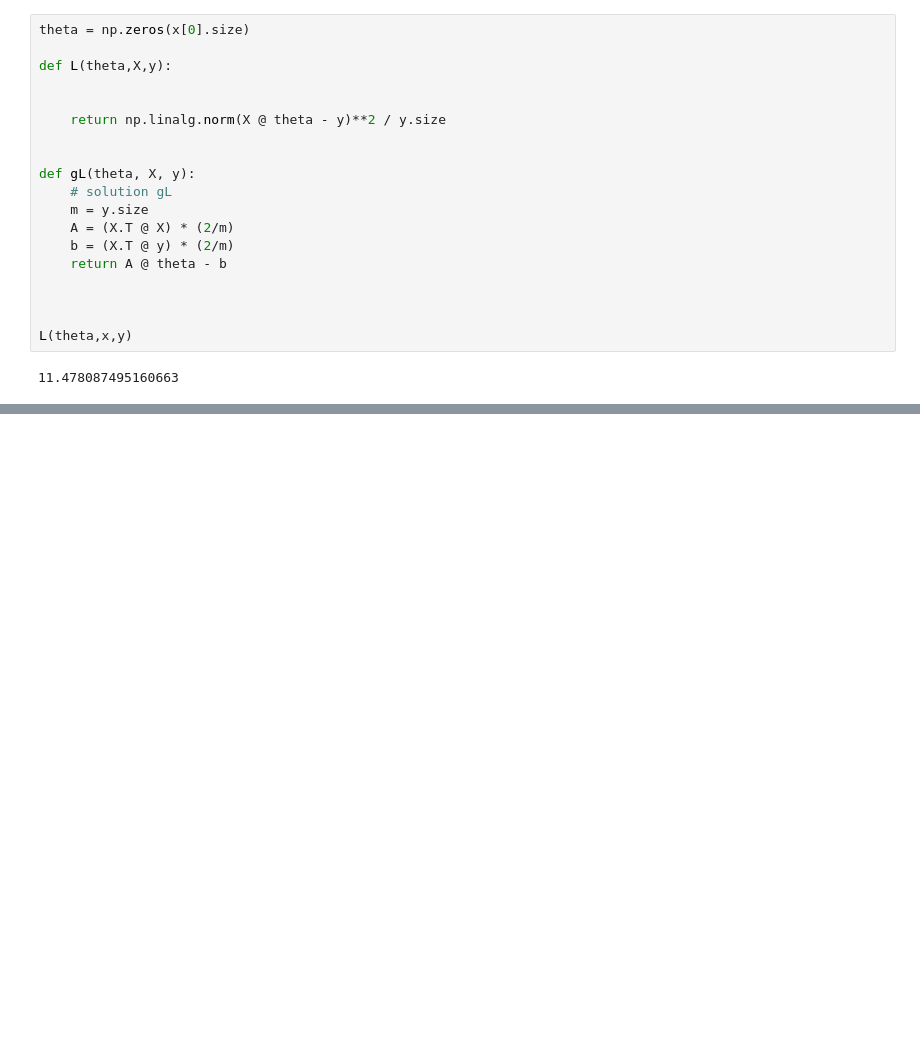
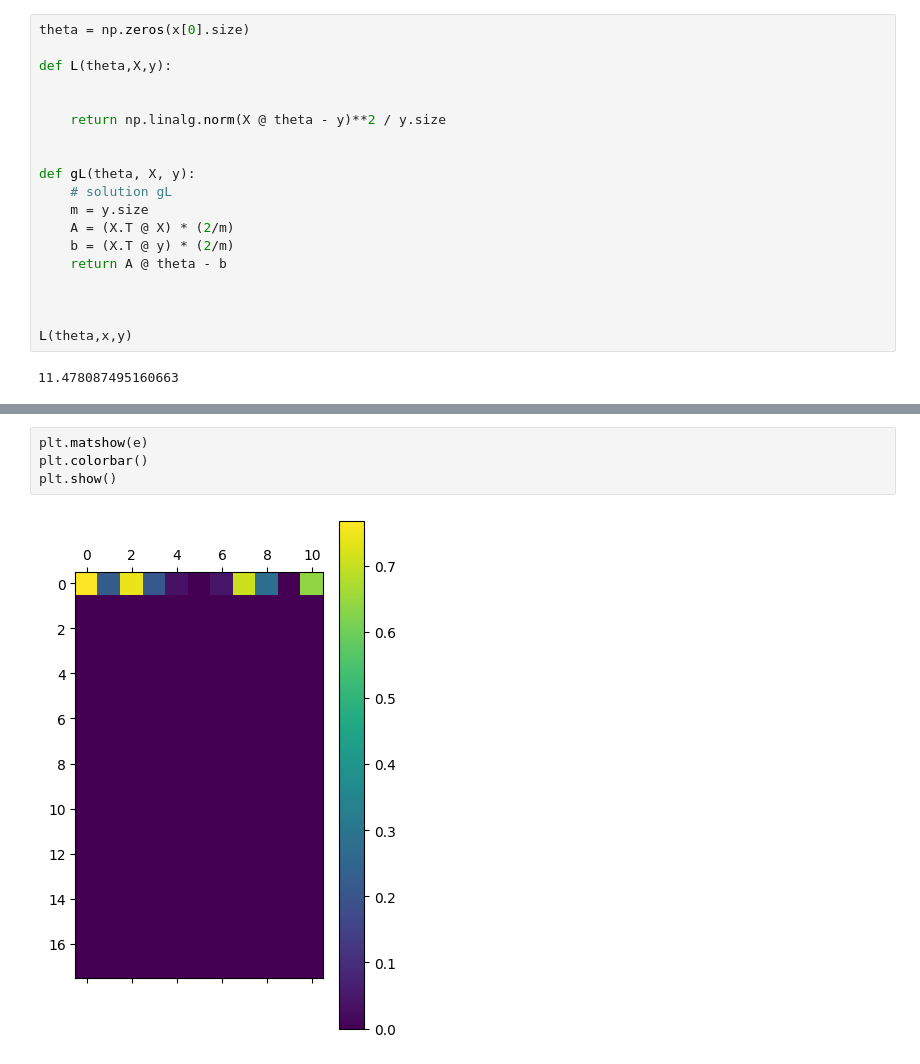
Before and after one commit to wd7512/Moonboard-Analysis, a Jupyter notebook: Linear Solve.ipynb, the cells around one changed output, grey strips where cells are left out. Drawn from its saved outputs; the diff is of its cells as text; blank space fills up the shorter version.

```diff
--- a/Linear Solve.ipynb
+++ b/Linear Solve.ipynb
@@ -166,0 +181,6 @@ plt.show()
+# %%
+plt.matshow(e)
+plt.colorbar()
+plt.show()
+# %% [output]
+[figure, added]
```
Also changed, not shown: parts of 14 cells of this notebook, 8 other files.
